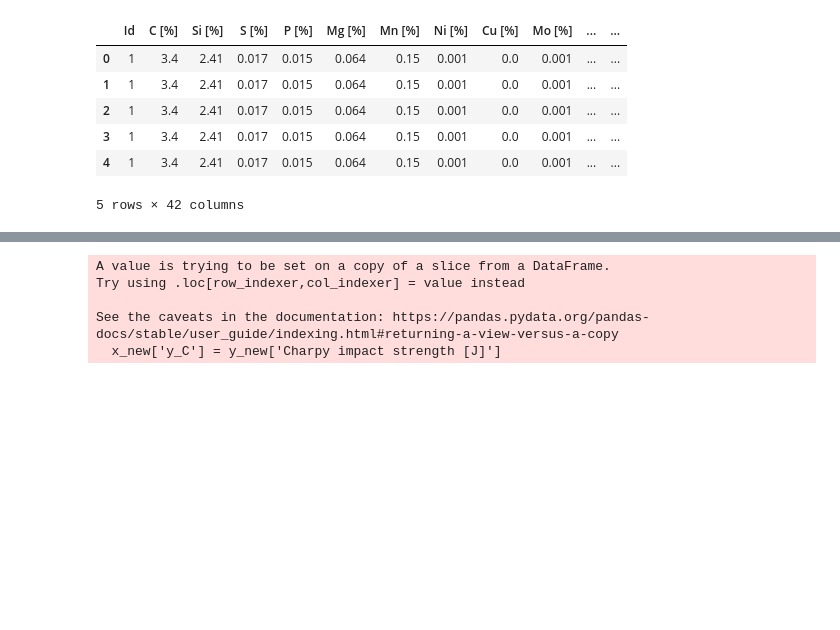
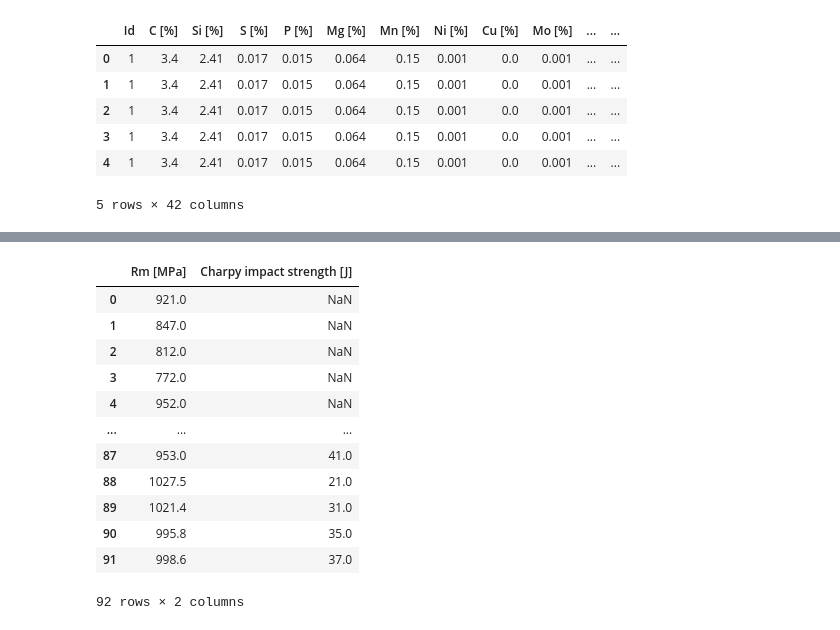
Before and after one commit to akbuchowicz/foundry-project, a Jupyter notebook: data_preprocessing.ipynb, the cells around one changed output, grey strips where cells are left out. Drawn from its saved outputs; the diff is of its cells as text; code cells hidden in the pictures; blank space fills up the shorter version.

```diff
--- a/data_preprocessing.ipynb
+++ b/data_preprocessing.ipynb
@@ -592,54 +51,0 @@ See the caveats in the documentation: https://pandas.pydata.org/pandas-docs/stab
-# %%
-### Martensite volume
-
-y=df_y.copy()
-y_new = y[~y['Charpy impact strength [J]'].isnull()]
-
-wiersze=y_new.index
-
-x_new=df_X.iloc[wiersze]
-x_new['y_C'] = y_new['Charpy impact strength [J]']
-
-
-
-field = [
-    "C [%]",
-    "Si [%]",
-    "S [%]",
-    "P [%]",
-    "Mg [%]",
-    "Mn [%]",
-    "Ni [%]",
-    "Cu [%]",
-    "Mo [%]",
-    "Cr [%]",
-    "Al [%]",
-    "Sn [%]",
-    "B [%]",
-    "V [%]",
-    "Graphite emission [mm-2]",
-    "Graphite emission share [%]",
-    "Nodularity [%]",
-    "Perlite share [%]",
-    "Ferrite share [%]",
-    "Rm [MPa] (as cast)",
-    "A5 [%]     (as cast)",
-    "Min wall thickness [mm]",
-    "Austenitization temp [C]",
-    "Austenitization time [min.]",
-    "Isothermal process temp [C]",
-    "Isothermal process time [min.]",
-    "y_C"]
-file_name = 'data_3.csv'
-with open(file_name, 'w', newline='') as file:
-    writer = csv.writer(file)
-    writer.writerow(field)
-    for index, row in x_new.iterrows():
-        values = [row[column] for column in field]
-        writer.writerow(values)
-# %% [output]
-A value is trying to be set on a copy of a slice from a DataFrame.
-Try using .loc[row_indexer,col_indexer] = value instead
-
-See the caveats in the documentation: https://pandas.pydata.org/pandas-docs/stable/user_guide/indexing.html#returning-a-view-versus-a-copy
-  x_new['y_C'] = y_new['Charpy impact strength [J]']
@@ -645,0 +58,17 @@ See the caveats in the documentation: https://pandas.pydata.org/pandas-docs/stab
+# %%
+tdf_y = tdf_X[['Rm [MPa]', 'Charpy impact strength [J]']]
+tdf_y
+# %% [output]
+|  | Rm [MPa] | Charpy impact strength [J] |
+| 0 | 921.0 | NaN |
+| 1 | 847.0 | NaN |
+| 2 | 812.0 | NaN |
+| 3 | 772.0 | NaN |
+| 4 | 952.0 | NaN |
+| ... | ... | ... |
+| 87 | 953.0 | 41.0 |
+| 88 | 1027.5 | 21.0 |
+| 89 | 1021.4 | 31.0 |
+| 90 | 995.8 | 35.0 |
+| 91 | 998.6 | 37.0 |
+92 rows × 2 columns
```
Also changed, not shown: parts of 80 cells of this notebook.
